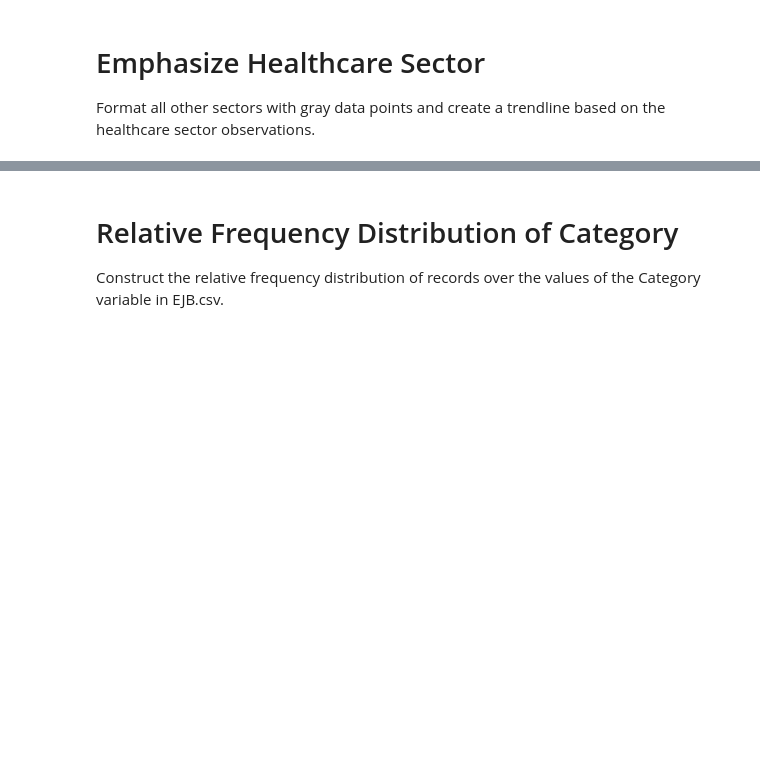
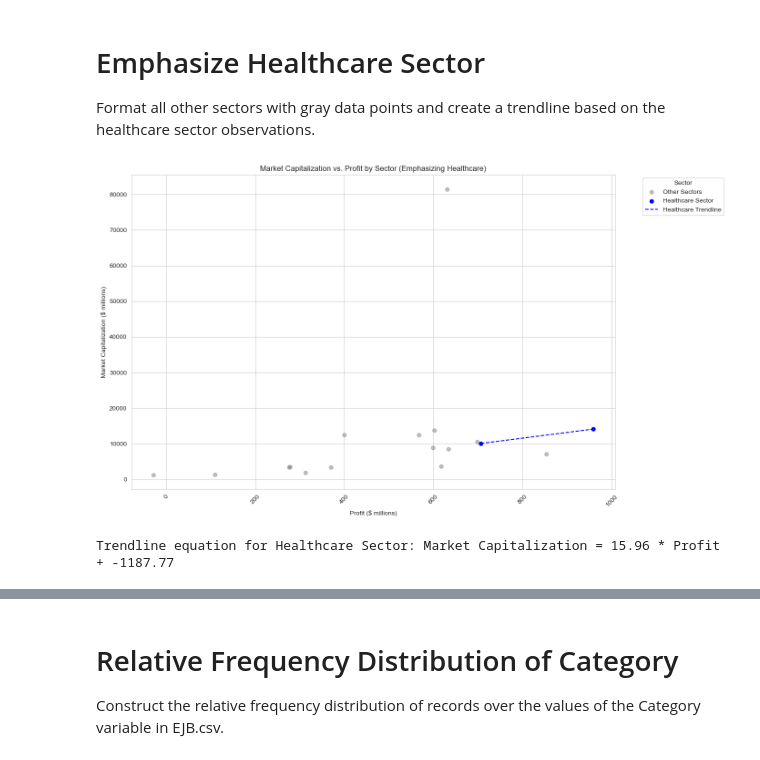
Before and after one commit to Kevinobote/Principles-of-Data-Science, a Jupyter notebook: test.ipynb, the cells around one changed output, grey strips where cells are left out. Cells and saved outputs as stored; diff of their text form; code cells hidden in the pictures; blank space fills up the shorter version.

```diff
--- a/test.ipynb
+++ b/test.ipynb
@@ -444,31 +436,45 @@ plt.show()
 # Emphasize Healthcare Sector
 Format all other sectors with gray data points and create a trendline based on the healthcare sector observations.
 # %%
-# Emphasize Healthcare Sector
+# Ensure the columns are numeric
+fortune500sector_df['Profits ($ millions)'] = pd.to_numeric(fortune500sector_df['Profits ($ millions)'], errors='coerce')
+fortune500sector_df['Market Capitalization ($ millions)'] = pd.to_numeric(fortune500sector_df['Market Capitalization ($ millions)'], errors='coerce')
 
-# Prepare a scatter chart to show the relationship between Market Capitalization and Profit
+# Drop rows with missing values
+fortune500sector_df.dropna(subset=['Profits ($ millions)', 'Market Capitalization ($ millions)'], inplace=True)
+
+# Separate the healthcare sector data
+healthcare_df = fortune500sector_df[fortune500sector_df['Sector'] == 'Healthcare']
+other_sectors_df = fortune500sector_df[fortune500sector_df['Sector'] != 'Healthcare']
+
+# Prepare a scatter chart
 plt.figure(figsize=(14, 8))
 
-# Scatter plot with different colors for each industry sector
-sns.scatterplot(data=fortune500sector_df, x='Profits ($ millions)', y='Market Capitalization ($ millions)', hue='Sector', palette='tab10', s=100, alpha=0.7)
+# Plot other sectors in gray with no fill
+plt.scatter(other_sectors_df['Profits ($ millions)'], other_sectors_df['Market Capitalization ($ millions)'], color='gray', alpha=0.5, label='Other Sectors')
 
-# Emphasize the healthcare sector by formatting all other sectors with data points in gray with no fill
-healthcare_df = fortune500sector_df[fortune500sector_df['Sector'] == 'Healthcare']
-non_healthcare_df = fortune500sector_df[fortune500sector_df['Sector'] != 'Healthcare']
+# Plot healthcare sector with a different color
+plt.scatter(healthcare_df['Profits ($ millions)'], healthcare_df['Market Capitalization ($ millions)'], color='blue', label='Healthcare Sector')
 
-plt.scatter(non_healthcare_df['Profits ($ millions)'], non_healthcare_df['Market Capitalization ($ millions)'], color='gray', alpha=0.5, label='Other Sectors')
-plt.scatter(healthcare_df['Profits ($ millions)'], healthcare_df['Market Capitalization ($ millions)'], color='red', edgecolor='black', s=100, label='Healthcare Sector')
-
-# Create a trendline based only on the observations in the healthcare sector
+# Create a trendline for the healthcare sector
 z = np.polyfit(healthcare_df['Profits ($ millions)'], healthcare_df['Market Capitalization ($ millions)'], 1)
 p = np.poly1d(z)
-plt.plot(healthcare_df['Profits ($ millions)'], p(healthcare_df['Profits ($ millions)']), "r--")
+plt.plot(healthcare_df['Profits ($ millions)'], p(healthcare_df['Profits ($ millions)']), color='blue', linestyle='--', label='Healthcare Trendline')
 
-# Add labels and title
-plt.title('Market Capitalization vs. Profit by Sector')
-plt.xlabel('Profits ($ millions)')
+# Customize the plot
+plt.title('Market Capitalization vs. Profit by Sector (Emphasizing Healthcare)')
+plt.xlabel('Profit ($ millions)')
 plt.ylabel('Market Capitalization ($ millions)')
-plt.legend()
+plt.legend(title='Sector', bbox_to_anchor=(1.05, 1), loc='upper left')
+plt.grid(True)
+plt.xticks(rotation=45)
+plt.tight_layout()
+
+# Show the plot
 plt.show()
 
-# The trendline indicates the relationship between Market Capitalization and Profit within the healthcare sector.
+# Interpretation of the trendline
+print(f"Trendline equation for Healthcare Sector: Market Capitalization = {z[0]:.2f} * Profit + {z[1]:.2f}")
+# %% [output]
+[figure, added]
+Trendline equation for Healthcare Sector: Market Capitalization = 15.96 * Profit + -1187.77
```
Also changed, not shown: parts of 27 cells of this notebook.
